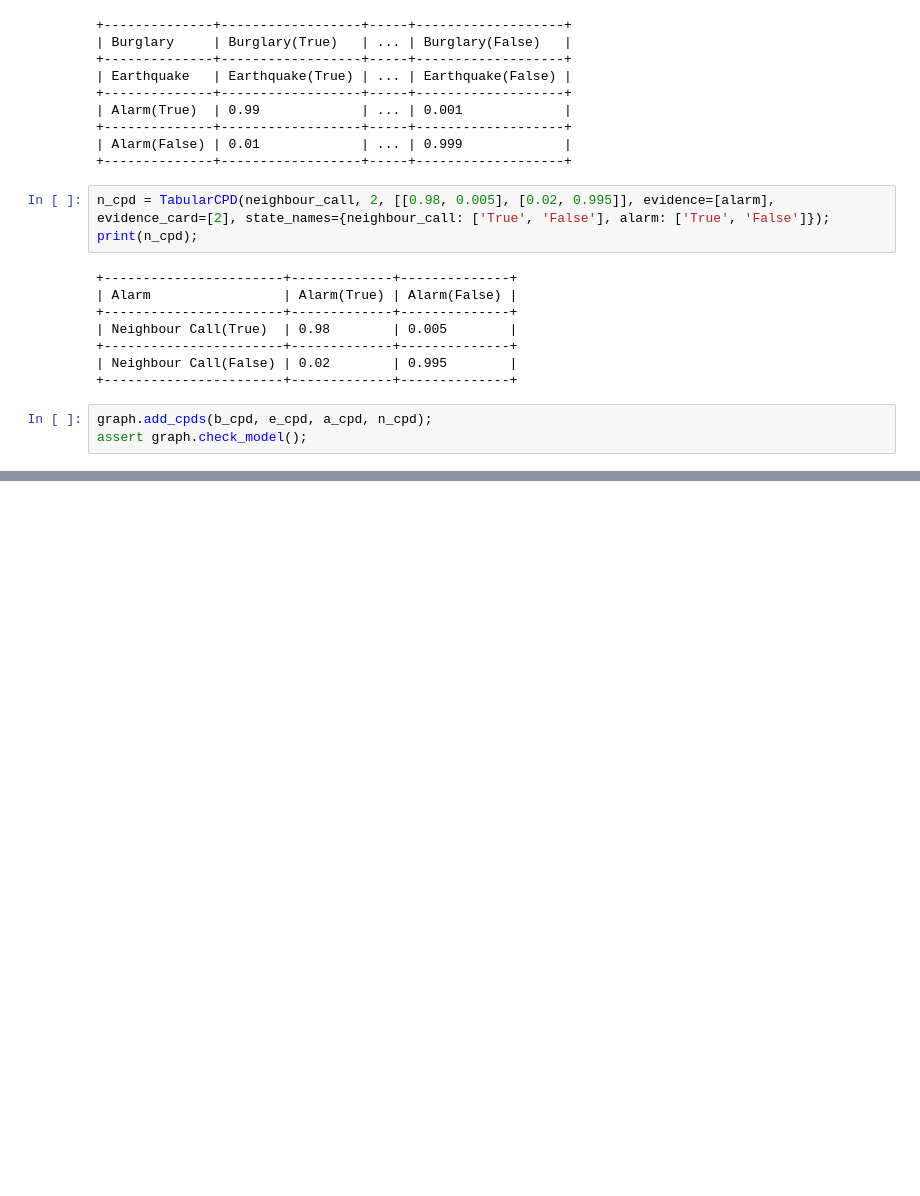
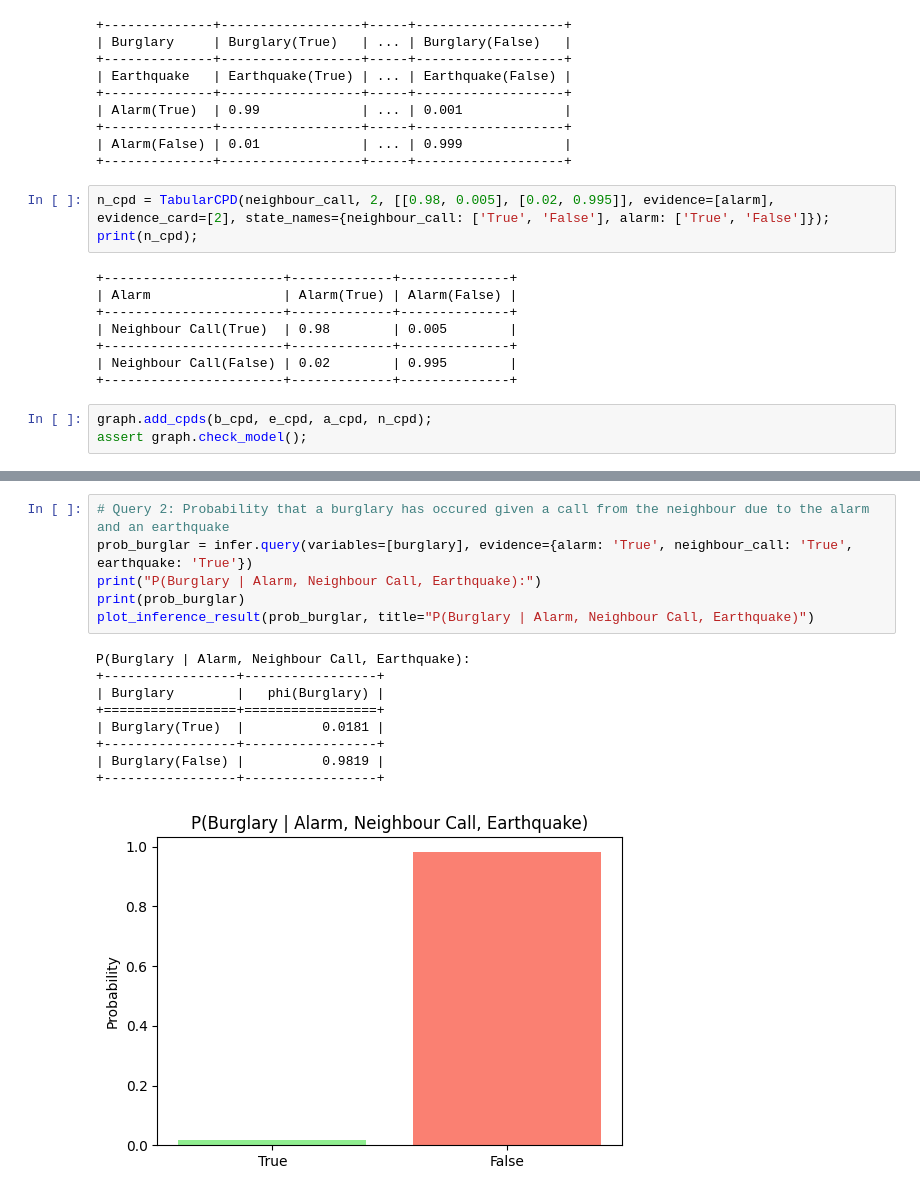
Before and after one commit to Stormbreaker-4/bbn, a Jupyter notebook: app.ipynb, the cells around one changed output, grey strips where cells are left out. Cells and saved outputs as stored; diff of their text form; blank space fills up the shorter version.

```diff
--- a/app.ipynb
+++ b/app.ipynb
@@ -112,4 +111,20 @@ P(Alarm | Burglary, ¬Earthquake):
 | Alarm(False) |       0.0300 |
 +--------------+--------------+
 [figure]
+# %%
+# Query 2: Probability that a burglary has occured given a call from the neighbour due to the alarm and an earthquake
+prob_burglar = infer.query(variables=[burglary], evidence={alarm: 'True', neighbour_call: 'True', earthquake: 'True'})
+print("P(Burglary | Alarm, Neighbour Call, Earthquake):")
+print(prob_burglar)
+plot_inference_result(prob_burglar, title="P(Burglary | Alarm, Neighbour Call, Earthquake)")
+# %% [output]
+P(Burglary | Alarm, Neighbour Call, Earthquake):
++-----------------+-----------------+
+| Burglary        |   phi(Burglary) |
++=================+=================+
+| Burglary(True)  |          0.0181 |
++-----------------+-----------------+
+| Burglary(False) |          0.9819 |
++-----------------+-----------------+
+[figure, added]
 # %%
```
Also changed, not shown: parts of 6 cells of this notebook, 1 other file.
